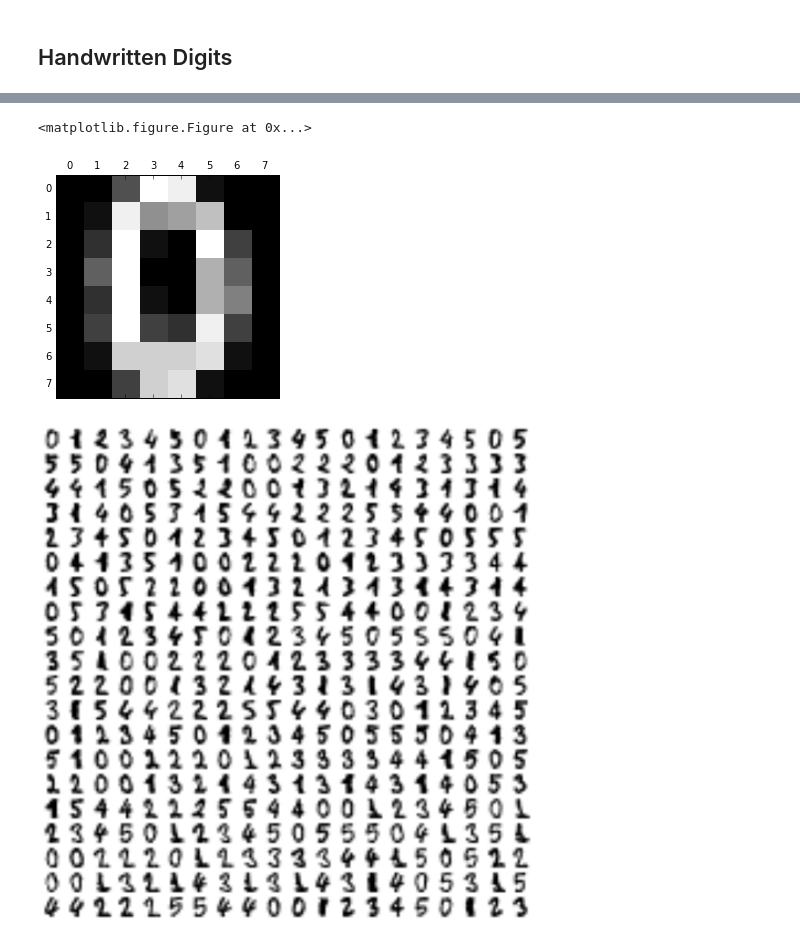
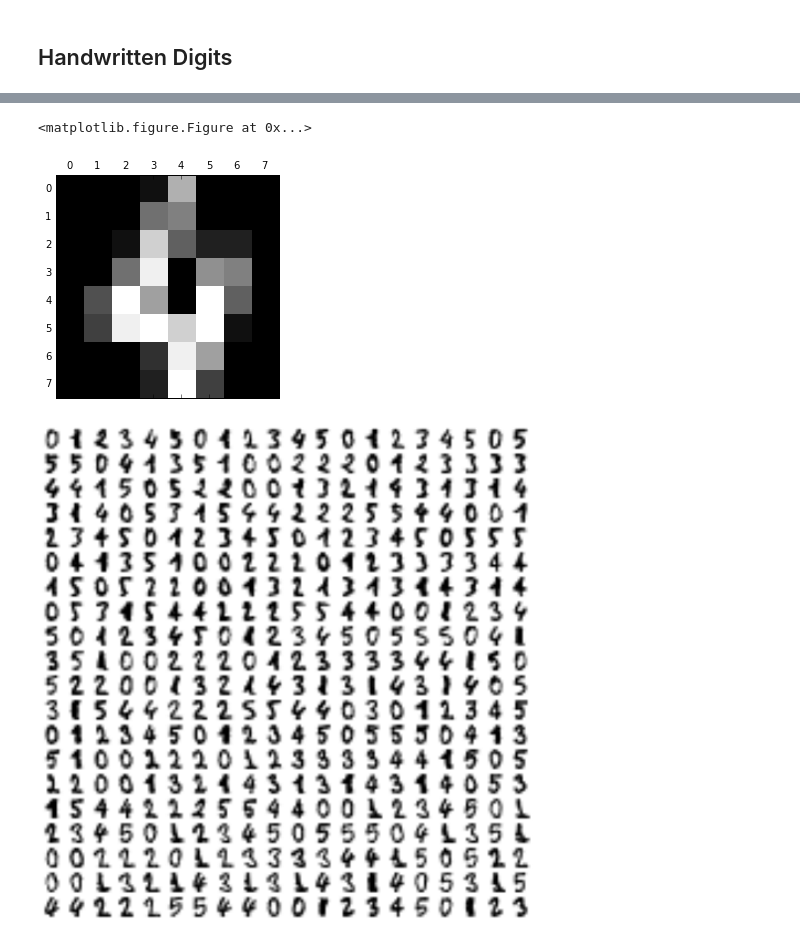
Before and after one commit to markyashar/sf16_ids1, a Jupyter notebook: class_materials/11_SVM_digits-Class.ipynb, the cells around one changed output, grey strips where cells are left out. Saved outputs shown, nothing was run; the diff lists cells and outputs as text; code cells hidden in the pictures.

Commit message:
update to 11__SVM_digits-Class.ipynb

```diff
--- a/class_materials/11_SVM_digits-Class.ipynb
+++ b/class_materials/11_SVM_digits-Class.ipynb
@@ -24,10 +71,10 @@ print(digits.data.shape)   # there are 64 features
 # %%
 plt.gray()
-plt.matshow(digits.images[166])
+plt.matshow(digits.images[4])
 plt.show()
 # %% [output]
 <matplotlib.figure.Figure at 0x...>
-[figure, old version]
+[figure, new version]
 # %%
 Image(filename='digits.png')
 # %% [output]
```
Also changed, not shown: parts of 14 cells of this notebook.
